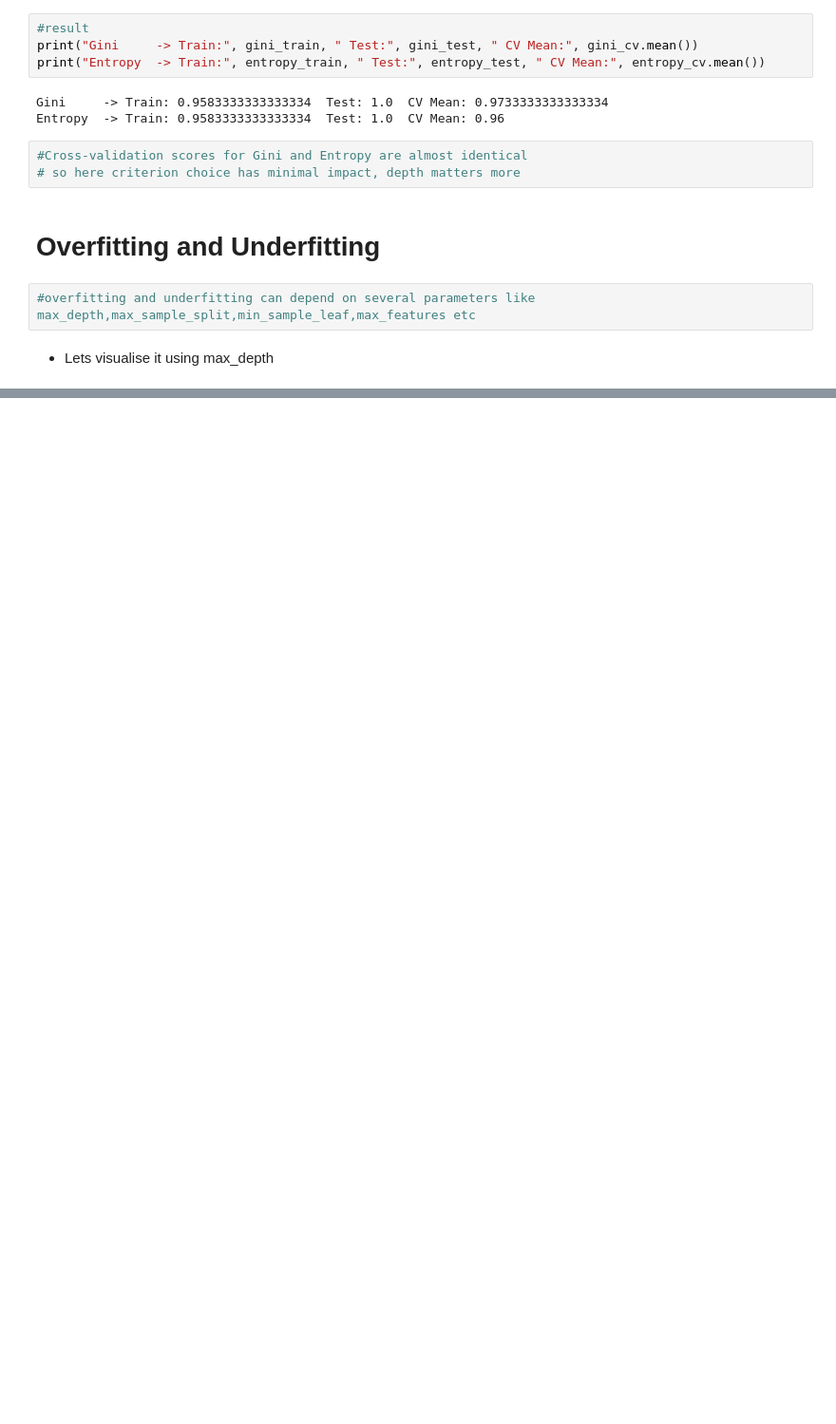
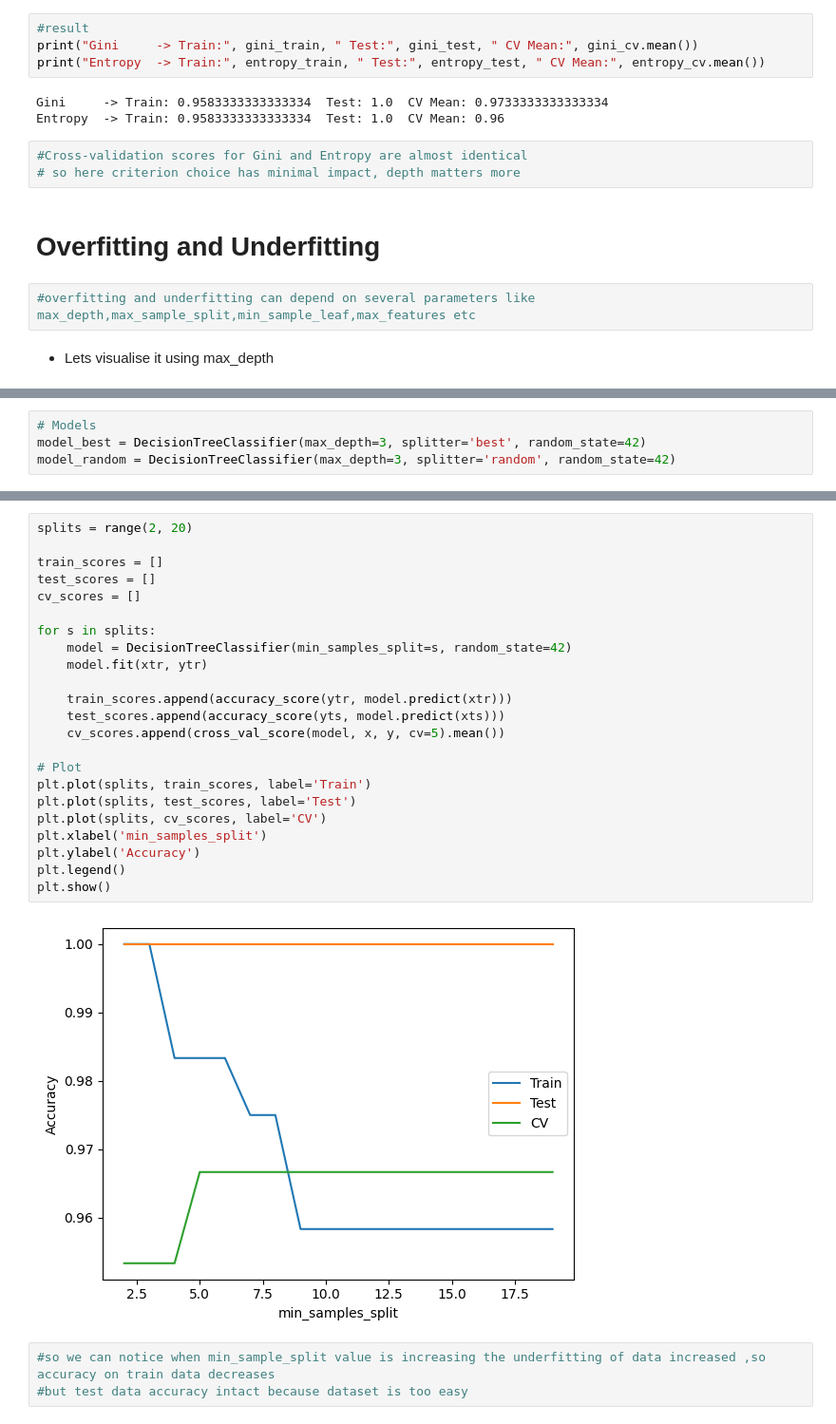
Before and after one commit to Aman-5011/ML_100days_campusx, a Jupyter notebook: decision-tree/Data_Science_assignment.ipynb, the cells around one changed output, grey strips where cells are left out. Shown at 95% size. Drawn from its saved outputs; the diff is of its cells as text; blank space fills up the shorter version.

```diff
--- a/decision-tree/Data_Science_assignment.ipynb
+++ b/decision-tree/Data_Science_assignment.ipynb
@@ -208,0 +222,4 @@ visualize_tree(max_depth=10) #it is the case of overfitting
+# %%
+# Models
+model_best = DecisionTreeClassifier(max_depth=3, splitter='best', random_state=42)
+model_random = DecisionTreeClassifier(max_depth=3, splitter='random', random_state=42)
@@ -208,0 +264,28 @@ visualize_tree(max_depth=10) #it is the case of overfitting
+# %%
+splits = range(2, 20)
+
+train_scores = []
+test_scores = []
+cv_scores = []
+
+for s in splits:
+    model = DecisionTreeClassifier(min_samples_split=s, random_state=42)
+    model.fit(xtr, ytr)
+
+    train_scores.append(accuracy_score(ytr, model.predict(xtr)))
+    test_scores.append(accuracy_score(yts, model.predict(xts)))
+    cv_scores.append(cross_val_score(model, x, y, cv=5).mean())
+
+# Plot
+plt.plot(splits, train_scores, label='Train')
+plt.plot(splits, test_scores, label='Test')
+plt.plot(splits, cv_scores, label='CV')
+plt.xlabel('min_samples_split')
+plt.ylabel('Accuracy')
+plt.legend()
+plt.show()
+# %% [output]
+[figure, added]
+# %%
+#so we can notice when min_sample_split value is increasing the underfitting of data increased ,so accuracy on train data decreases
+#but test data accuracy intact because dataset is too easy
```
Also changed, not shown: parts of 22 cells of this notebook.
